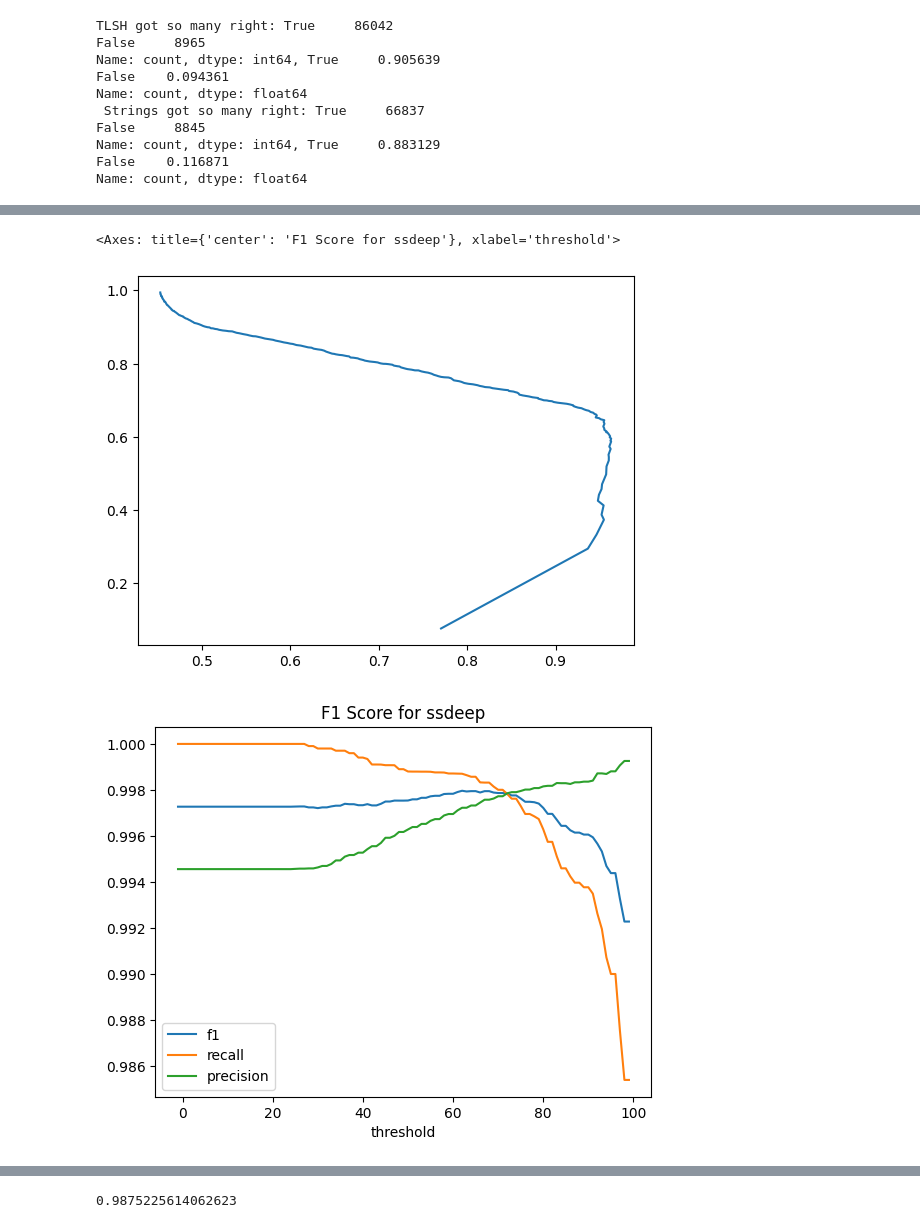
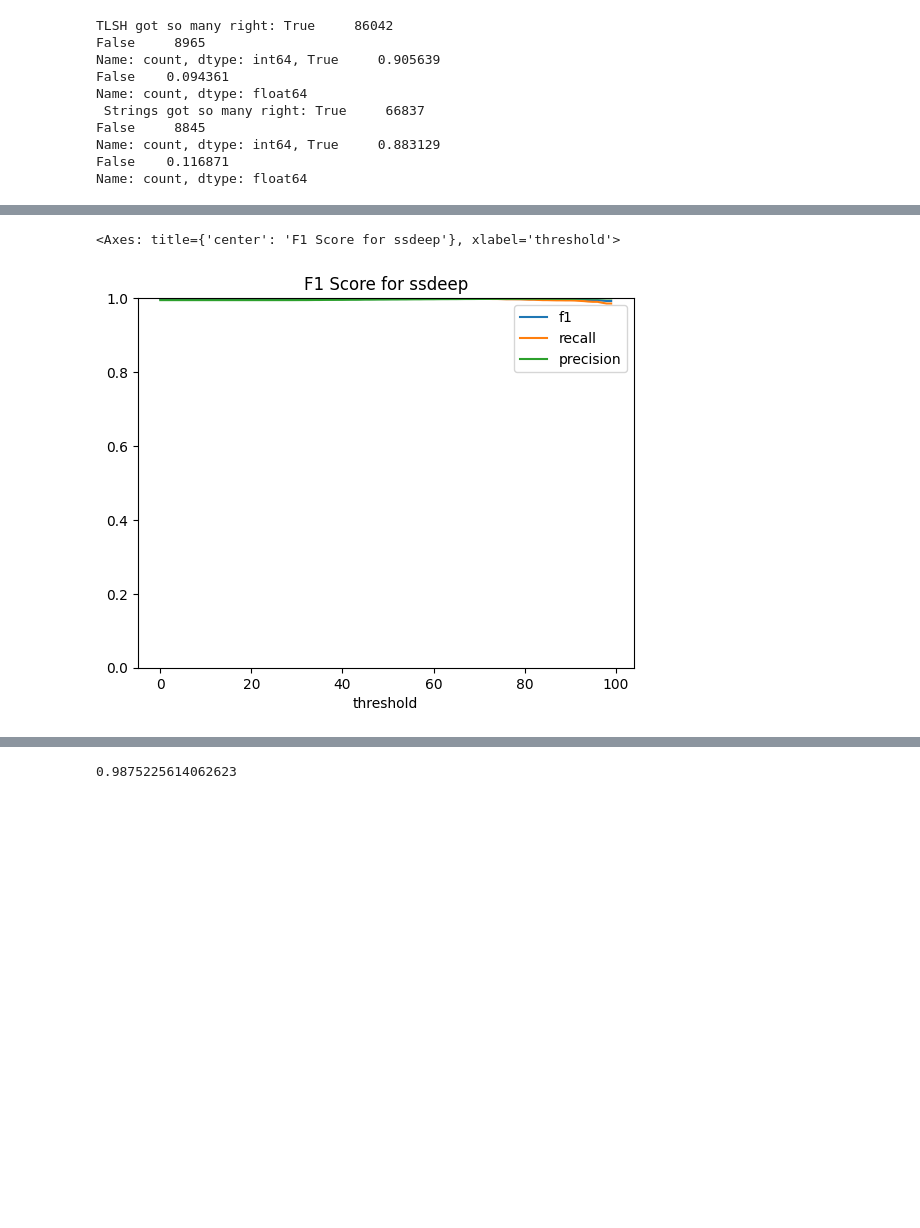
Before and after one commit to edizeqiri/obstkorb, a Jupyter notebook: Analysis/Malware.ipynb, the cells around one changed output, grey strips where cells are left out. Drawn from its saved outputs; the diff is of its cells as text; code cells hidden in the pictures; blank space fills up the shorter version.

Commit message:
added plots

```diff
--- a/Analysis/Malware.ipynb
+++ b/Analysis/Malware.ipynb
@@ -350,9 +346,9 @@ def ssdeep_comb(df):
     results_df = pd.DataFrame(results, columns=['Family 1', 'Family 2', 'Scicore 1', "Scicore 2", 'ssdeep 1', 'ssdeep 2', 'Diff Score'])
 
     return results_df
-ssdeep_best = ssdeep_comb(df=sampled_concat)
+#ssdeep_best = ssdeep_comb(df=sampled_concat)
 # %%
-tlsh_best = tlsh_best.loc[tlsh_best.groupby("TLSH 1")["Diff Score"].idxmin()]
-string_best = string_best.loc[string_best.groupby("TLSH 1")["Diff Score"].idxmin()]
-ssdeep_best = ssdeep_best.loc[ssdeep_best.groupby("ssdeep 1")["Diff Score"].idxmax()]
-ssdeep_best
+#tlsh_best = tlsh_best.loc[tlsh_best.groupby("TLSH 1")["Diff Score"].idxmin()]
+#strings_best = string_best.loc[string_best.groupby("TLSH 1")["Diff Score"].idxmin()]
+#ssdeep_best = ssdeep_best.loc[ssdeep_best.groupby("ssdeep 1")["Diff Score"].idxmax()]
+#ssdeep_best
@@ -375,7 +361,7 @@ def tlsh_thresh(df_best):
     ssdeep_th = pd.DataFrame(columns=["threshold", "true_positive_rate", "false_positive_rate"])
     comp_to_sci = df_best[df_best["Scicore 1"] == False]
     compt_to_malware = df_best[df_best["Scicore 2"] == True]
-    for i in range (0,300,1):
+    for i in range (0,150,1):
 
         sci_th = comp_to_sci[comp_to_sci["Diff Score"] < i]
         mal_th = compt_to_malware[compt_to_malware["Diff Score"] < i]
@@ -490,7 +478,7 @@ def ssdeep_f1(s):
     ssdeep_th = pd.DataFrame(columns=["threshold", "f1", "accuracy", "precision", "recall"])
     comp_to_sci = s[s["Scicore 1"] == False]
     compt_to_malware = s[s["Scicore 2"] == True]
-    for i in range (-1,100,1):
+    for i in range (0,100,1):
 
         sci_th = comp_to_sci[comp_to_sci["Diff Score"] >= i]
         mal_th = compt_to_malware[compt_to_malware["Diff Score"] > i]
@@ -514,14 +502,12 @@ def ssdeep_f1(s):
     return ssdeep_th
 p = ssdeep_f1(ssdeep_best)
 # %%
-# plot all the f1 curves
-plt.plot( f1_tlsh["precision"], f1_tlsh["recall"], label="TLSH")
+
 #plt.plot(f1_strings["precision"], f1_strings["recall"], label="strings")
-p.plot(x="threshold", y=["f1","recall", "precision"],title="F1 Score for ssdeep")
+p.plot(x="threshold", y=["f1","recall", "precision"],ylim=[0,1],title="F1 Score for ssdeep")
 # %% [output]
 <Axes: title={'center': 'F1 Score for ssdeep'}, xlabel='threshold'>
-[figure, old version]
+[figure, new version]
-[figure, removed]
 # %%
 f1_strings.plot(x="threshold", y=["f1","recall", "precision"],title="F1 Score for strings")
 # %% [output]
```
Also changed, not shown: parts of 23 cells of this notebook, 10 other files.
